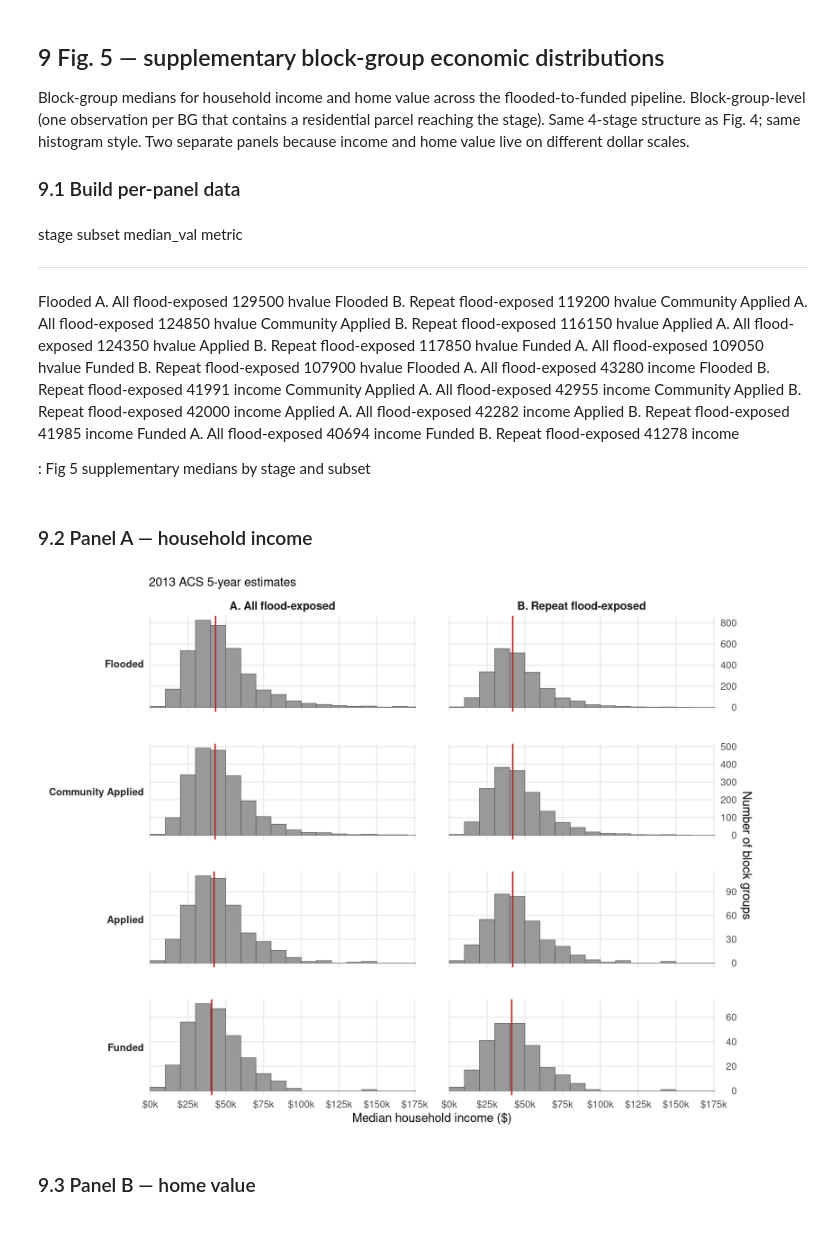
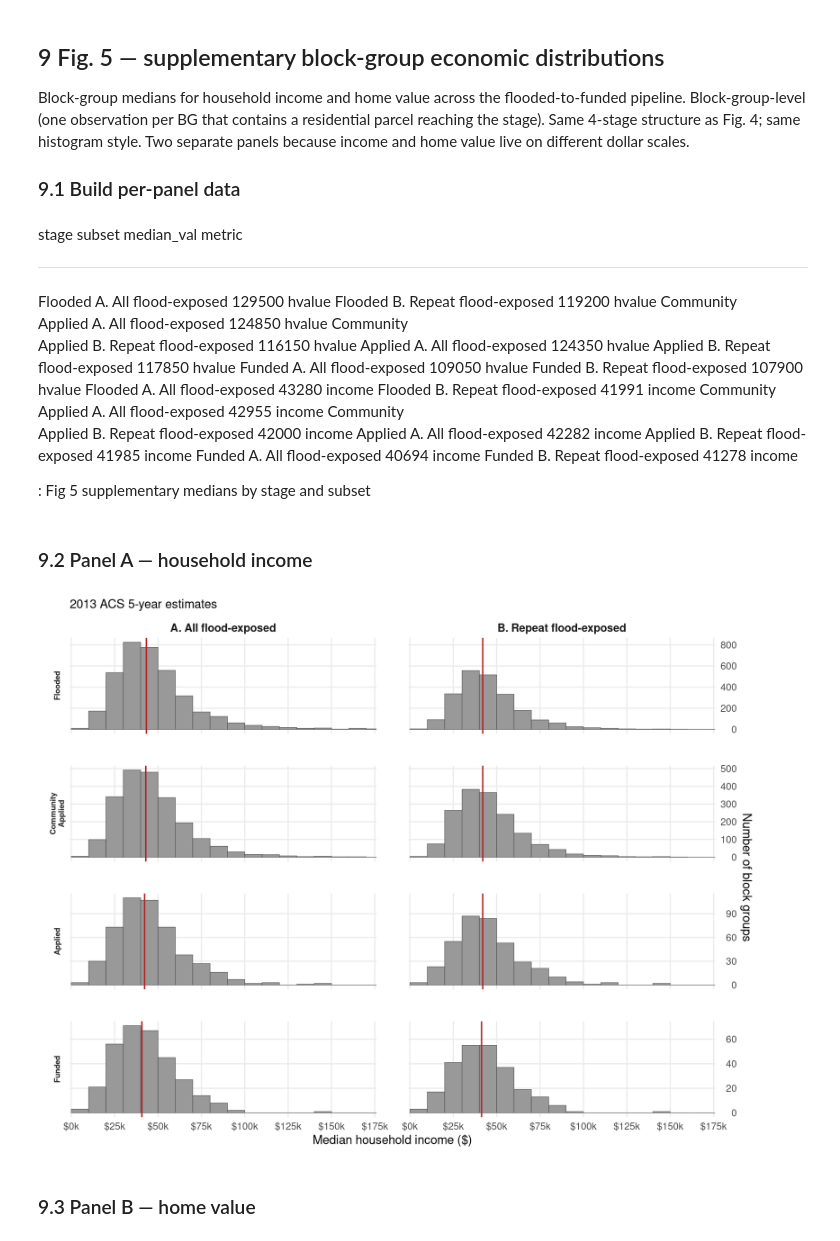
Before and after one commit to russblessing/Obstacles, a Jupyter notebook: notebooks/08_manuscript_figures.embed.ipynb, the cells around one changed output. Drawn from its saved outputs; the diff is of its cells as text; code cells hidden in the pictures.

```diff
--- a/notebooks/08_manuscript_figures.embed.ipynb
+++ b/notebooks/08_manuscript_figures.embed.ipynb
@@ -566,10 +566,14 @@ fig5_long <- bgs_econ_at_stage |>
                   sep = "_") |>
   mutate(
     stage = recode(stage_key,
-      s1 = "Flooded", s3 = "Community Applied",
-      s4 = "Applied", s5 = "Funded"
+      s1 = "Flooded",
+      s3 = "Community\nApplied",          # ← add \n here
+      s4 = "Applied",
+      s5 = "Funded"
     ),
-    stage = factor(stage, levels = stage_levels_4),
+    stage = factor(stage,
+      levels = c("Flooded", "Community\nApplied", "Applied", "Funded")  # ← match here
+    ),
     subset = factor(recode(subset_key,
       all = "A. All flood-exposed",
       rep = "B. Repeat flood-exposed"
@@ -602,24 +606,28 @@ knitr::kable(
   caption = "Fig 5 supplementary medians by stage and subset"
 )
 # %% [output]
-  stage               subset                      median_val metric
-  ------------------- ------------------------- ------------ --------
-  Flooded             A. All flood-exposed            129500 hvalue
-  Flooded             B. Repeat flood-exposed         119200 hvalue
-  Community Applied   A. All flood-exposed            124850 hvalue
-  Community Applied   B. Repeat flood-exposed         116150 hvalue
-  Applied             A. All flood-exposed            124350 hvalue
-  Applied             B. Repeat flood-exposed         117850 hvalue
-  Funded              A. All flood-exposed            109050 hvalue
-  Funded              B. Repeat flood-exposed         107900 hvalue
-  Flooded             A. All flood-exposed             43280 income
-  Flooded             B. Repeat flood-exposed          41991 income
-  Community Applied   A. All flood-exposed             42955 income
-  Community Applied   B. Repeat flood-exposed          42000 income
-  Applied             A. All flood-exposed             42282 income
-  Applied             B. Repeat flood-exposed          41985 income
-  Funded              A. All flood-exposed             40694 income
-  Funded              B. Repeat flood-exposed          41278 income
+  stage       subset                      median_val metric
+  ----------- ------------------------- ------------ --------
+  Flooded     A. All flood-exposed            129500 hvalue
+  Flooded     B. Repeat flood-exposed         119200 hvalue
+  Community
+  Applied     A. All flood-exposed            124850 hvalue
+  Community
+  Applied     B. Repeat flood-exposed         116150 hvalue
+  Applied     A. All flood-exposed            124350 hvalue
+  Applied     B. Repeat flood-exposed         117850 hvalue
+  Funded      A. All flood-exposed            109050 hvalue
+  Funded      B. Repeat flood-exposed         107900 hvalue
+  Flooded     A. All flood-exposed             43280 income
+  Flooded     B. Repeat flood-exposed          41991 income
+  Community
+  Applied     A. All flood-exposed             42955 income
+  Community
+  Applied     B. Repeat flood-exposed          42000 income
+  Applied     A. All flood-exposed             42282 income
+  Applied     B. Repeat flood-exposed          41985 income
+  Funded      A. All flood-exposed             40694 income
+  Funded      B. Repeat flood-exposed          41278 income
 
   : Fig 5 supplementary medians by stage and subset
 # %% [markdown]
@@ -632,36 +640,36 @@ fig5a <- ggplot(fig5_income, aes(x = val)) +
                  fill = "grey60", colour = "grey30", linewidth = 0.2) +
   geom_vline(data = inc_medians,
              aes(xintercept = median_val),
              colour = "firebrick", linewidth = 0.6) +
   facet_grid(stage ~ subset, scales = "free_y", switch = "y") +
   coord_cartesian(xlim = c(0, 175000)) +
   scale_x_continuous(
     breaks = seq(0, 175000, 25000),
     labels = scales::label_dollar(scale = 1e-3, suffix = "k"),
     expand = c(0.005, 0)
   ) +
   scale_y_continuous(position = "right",
                      labels = scales::label_comma()) +
   labs(
     subtitle = "2013 ACS 5-year estimates",
     x        = "Median household income ($)",
     y        = "Number of block groups"
   ) +
   theme_minimal(base_size = 11) +
   theme(
     strip.text.x       = element_text(face = "bold", size = 10),
-    strip.text.y.left  = element_text(face = "bold", size = 9, angle = 0,
-                                       hjust = 1, colour = "grey15"),
+    strip.text.y.left  = element_text(face = "bold", size = 7, angle = 90,
+                                       hjust = 0.5, vjust = 0.5, colour = "grey15"),
     strip.background   = element_blank(),
     strip.placement    = "outside",
     panel.grid.minor   = element_blank(),
     panel.spacing      = unit(2, "lines"),
     plot.title         = element_text(face = "bold")
   )
 
 fig5a
 # %% [output]
-[figure, old version]
+[figure, new version]
 # %% [markdown]
 ### 9.3 Panel B — home value
 # %%
```
Also changed, not shown: parts of 2 cells of this notebook, 23 other files.
